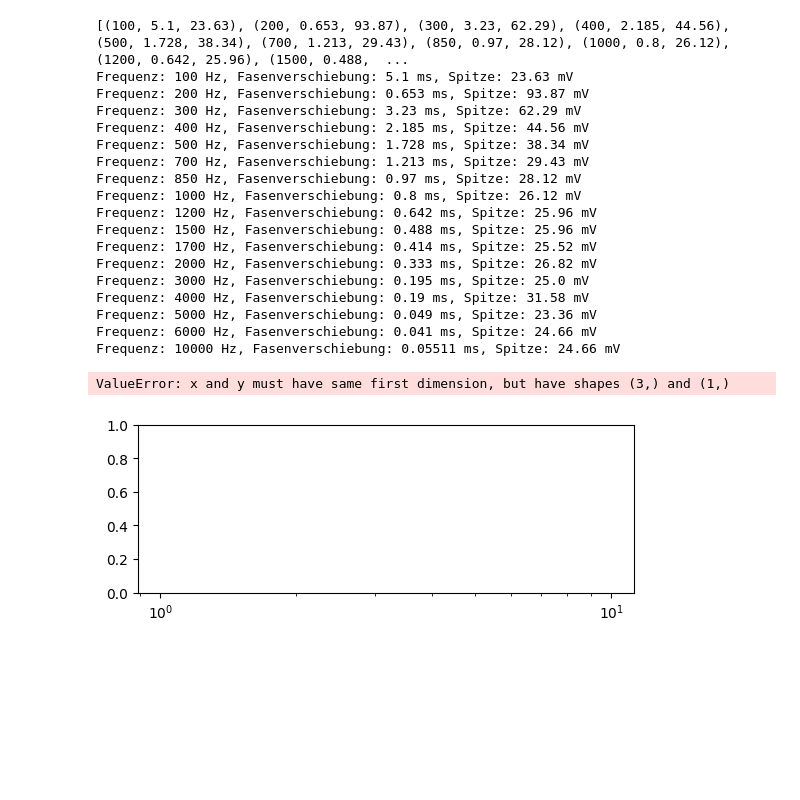
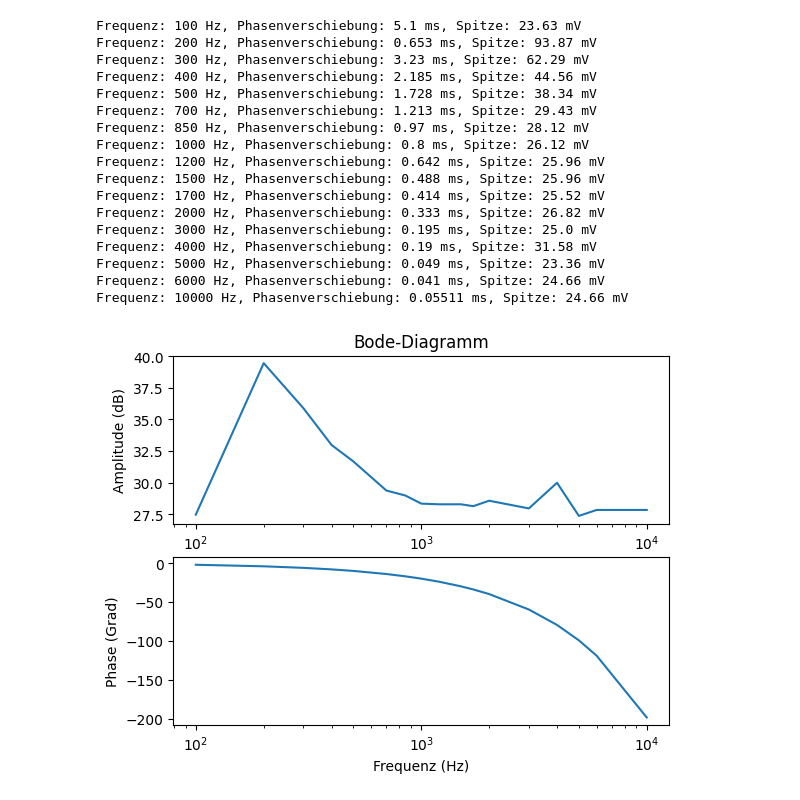
Before and after one commit to Florian11111/SSS, a Jupyter notebook: versuch 3/auswertung2.ipynb, the cells around one changed output. Drawn from its saved outputs; the diff is of its cells as text; code cells hidden in the pictures; blank space fills up the shorter version.

```diff
--- a/versuch 3/auswertung2.ipynb
+++ b/versuch 3/auswertung2.ipynb
@@ -2,8 +3,6 @@
 import matplotlib.pyplot as plt
 import numpy as np
 # %%
-import csv
-
 # Funktion zum Einlesen der Daten aus der CSV-Datei
 def read_data(file_path):
     data = []
@@ -16,57 +15,54 @@ def read_data(file_path):
             if 'ms' in phase_shift_str:
                 phase_shift = float(phase_shift_str.replace(' ms', ''))
             elif 'micro' in phase_shift_str:
                 phase_shift = float(phase_shift_str.replace(' micro', '')) / 1000  # Umrechnung von micros zu ms
             else:
-                raise ValueError("Ungültige Einheit für die Fasenverschiebung.")
+                raise ValueError("Ungültige Einheit für die Phasenverschiebung.")
             peak = float(row[2].strip())
             data.append((frequency, phase_shift, peak))
     return data
 
 # Beispielaufruf
 file_path = 'aufgabe3(LautsprecherGross).csv'  # Passe den Dateipfad entsprechend an
 dataset = read_data(file_path)
-print(dataset)
 
 # Ausgabe der eingelesenen Daten
 for entry in dataset:
-    print(f"Frequenz: {entry[0]} Hz, Fasenverschiebung: {entry[1]} ms, Spitze: {entry[2]} mV")
+    print(f"Frequenz: {entry[0]} Hz, Phasenverschiebung: {entry[1]} ms, Spitze: {entry[2]} mV")
 
-# Angenommen, wir haben Arrays mit Frequenzen, Amplituden und Phasenwinkeln
-frequencies = dataset[0]  # Frequenzen in Hz
-amplitudes = entry[1]  # Amplituden (bereits in dB umgerechnet)
-phase_angles = entry[2]  # Phasenwinkel in Grad
+# Aufbereitung der Daten für das Bode-Diagramm
+frequencies = [entry[0] for entry in dataset]  # Frequenzen in Hz
+amplitudes = [20 * np.log10(entry[2]) for entry in dataset]  # Amplituden in dB (angenommen, dass entry[2] die Amplitude ist)
+phase_angles = [-entry[1] * freq * 360 * 1e-3 for freq, _, _ in dataset]  # Phasenwinkel in Grad
 
 # Erstellen des Bode-Diagramms
 plt.figure()
 plt.subplot(2, 1, 1)
 plt.semilogx(frequencies, amplitudes)
 plt.title('Bode-Diagramm')
 plt.ylabel('Amplitude (dB)')
 
 plt.subplot(2, 1, 2)
 plt.semilogx(frequencies, phase_angles)
 plt.xlabel('Frequenz (Hz)')
 plt.ylabel('Phase (Grad)')
 plt.show()
 # %% [output]
-[(100, 5.1, 23.63), (200, 0.653, 93.87), (300, 3.23, 62.29), (400, 2.185, 44.56), (500, 1.728, 38.34), (700, 1.213, 29.43), (850, 0.97, 28.12), (1000, 0.8, 26.12), (1200, 0.642, 25.96), (1500, 0.488,  ...
-Frequenz: 100 Hz, Fasenverschiebung: 5.1 ms, Spitze: 23.63 mV
-Frequenz: 200 Hz, Fasenverschiebung: 0.653 ms, Spitze: 93.87 mV
-Frequenz: 300 Hz, Fasenverschiebung: 3.23 ms, Spitze: 62.29 mV
-Frequenz: 400 Hz, Fasenverschiebung: 2.185 ms, Spitze: 44.56 mV
-Frequenz: 500 Hz, Fasenverschiebung: 1.728 ms, Spitze: 38.34 mV
-Frequenz: 700 Hz, Fasenverschiebung: 1.213 ms, Spitze: 29.43 mV
-Frequenz: 850 Hz, Fasenverschiebung: 0.97 ms, Spitze: 28.12 mV
-Frequenz: 1000 Hz, Fasenverschiebung: 0.8 ms, Spitze: 26.12 mV
-Frequenz: 1200 Hz, Fasenverschiebung: 0.642 ms, Spitze: 25.96 mV
-Frequenz: 1500 Hz, Fasenverschiebung: 0.488 ms, Spitze: 25.96 mV
-Frequenz: 1700 Hz, Fasenverschiebung: 0.414 ms, Spitze: 25.52 mV
-Frequenz: 2000 Hz, Fasenverschiebung: 0.333 ms, Spitze: 26.82 mV
-Frequenz: 3000 Hz, Fasenverschiebung: 0.195 ms, Spitze: 25.0 mV
-Frequenz: 4000 Hz, Fasenverschiebung: 0.19 ms, Spitze: 31.58 mV
-Frequenz: 5000 Hz, Fasenverschiebung: 0.049 ms, Spitze: 23.36 mV
-Frequenz: 6000 Hz, Fasenverschiebung: 0.041 ms, Spitze: 24.66 mV
-Frequenz: 10000 Hz, Fasenverschiebung: 0.05511 ms, Spitze: 24.66 mV
+Frequenz: 100 Hz, Phasenverschiebung: 5.1 ms, Spitze: 23.63 mV
+Frequenz: 200 Hz, Phasenverschiebung: 0.653 ms, Spitze: 93.87 mV
+Frequenz: 300 Hz, Phasenverschiebung: 3.23 ms, Spitze: 62.29 mV
+Frequenz: 400 Hz, Phasenverschiebung: 2.185 ms, Spitze: 44.56 mV
+Frequenz: 500 Hz, Phasenverschiebung: 1.728 ms, Spitze: 38.34 mV
+Frequenz: 700 Hz, Phasenverschiebung: 1.213 ms, Spitze: 29.43 mV
+Frequenz: 850 Hz, Phasenverschiebung: 0.97 ms, Spitze: 28.12 mV
+Frequenz: 1000 Hz, Phasenverschiebung: 0.8 ms, Spitze: 26.12 mV
+Frequenz: 1200 Hz, Phasenverschiebung: 0.642 ms, Spitze: 25.96 mV
+Frequenz: 1500 Hz, Phasenverschiebung: 0.488 ms, Spitze: 25.96 mV
+Frequenz: 1700 Hz, Phasenverschiebung: 0.414 ms, Spitze: 25.52 mV
+Frequenz: 2000 Hz, Phasenverschiebung: 0.333 ms, Spitze: 26.82 mV
+Frequenz: 3000 Hz, Phasenverschiebung: 0.195 ms, Spitze: 25.0 mV
+Frequenz: 4000 Hz, Phasenverschiebung: 0.19 ms, Spitze: 31.58 mV
+Frequenz: 5000 Hz, Phasenverschiebung: 0.049 ms, Spitze: 23.36 mV
+Frequenz: 6000 Hz, Phasenverschiebung: 0.041 ms, Spitze: 24.66 mV
+Frequenz: 10000 Hz, Phasenverschiebung: 0.05511 ms, Spitze: 24.66 mV
-ValueError: x and y must have same first dimension, but have shapes (3,) and (1,)
-[figure, old version]
+[figure, new version]
```
Also changed, not shown: parts of 1 cell of this notebook.
